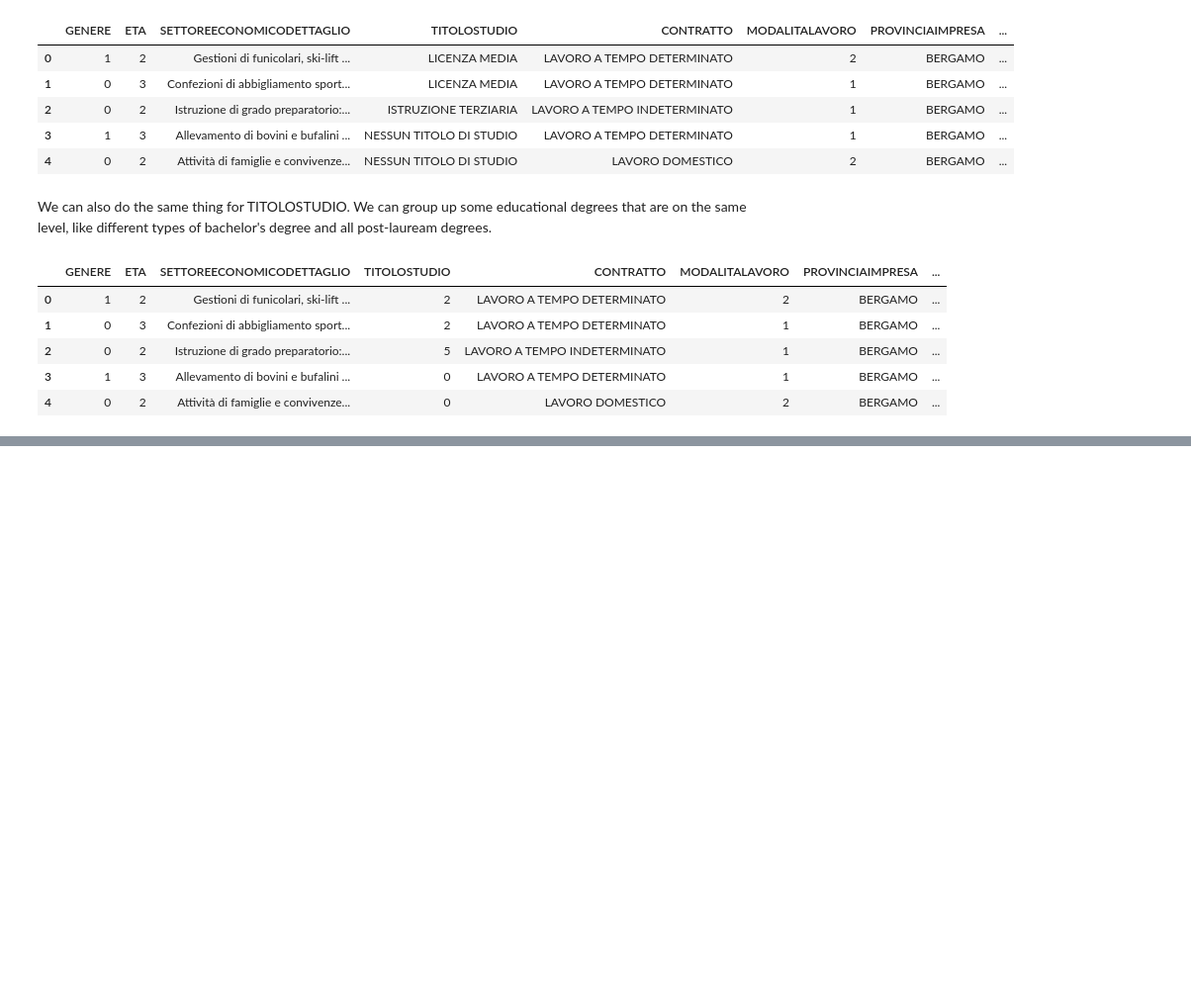
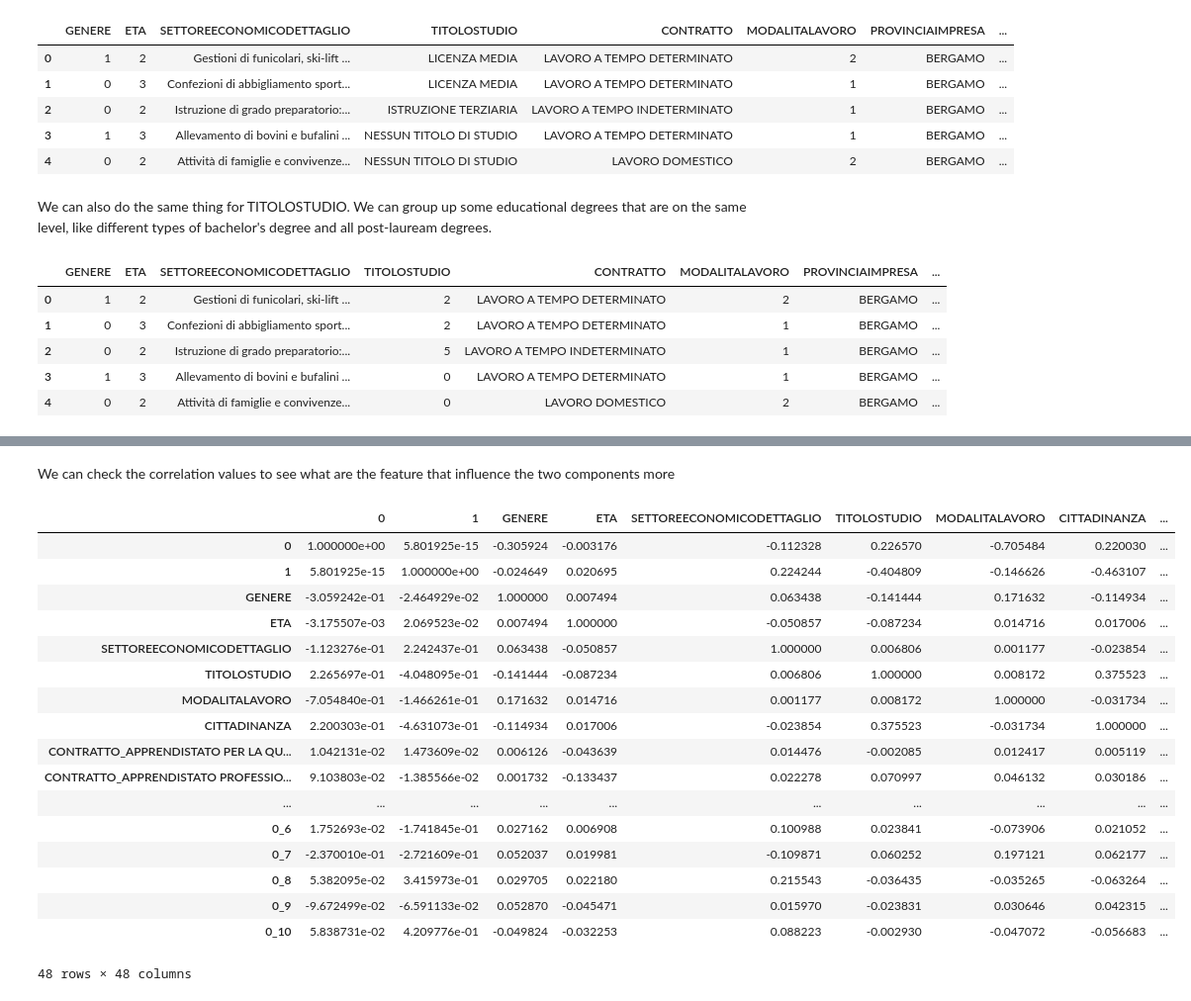
Before and after one commit to BruhZul/DataScienceLaboratory, a Jupyter notebook: Final/Transformation.ipynb, the cells around one changed output, grey strips where cells are left out. Shown at 99% size. Cells and saved outputs as stored; diff of their text form; code cells hidden in the pictures; blank space fills up the shorter version.

```diff
--- a/Final/Transformation.ipynb
+++ b/Final/Transformation.ipynb
@@ -914,0 +1236,9 @@ contract_1819.head()
+# %%
+ttt = []
+for i in range(0,46):
+    k = contract_1819[contract_1819.columns[i]].unique().tolist()
+    if len(k)==1:
+        ttt.append(i)
+
+contract_1819 = contract_1819.drop(contract_1819.columns[ttt], axis=1)
+contract_1819
@@ -914,0 +1261,12 @@ contract_1819.head()
+# %%
+def scaleFeaturesDF(df, verbose=False):
+    scaled = preprocessing.StandardScaler(with_mean = False).fit_transform(df)
+    scaled = pd.DataFrame(scaled, columns=df.columns)
+    if verbose:
+        print("New Variances:\n", scaled.var())
+        print("New Describe:\n", scaled.describe())
+
+    return scaled
+# %%
+contract_1819 = scaleFeaturesDF(contract_1819)
+contract_1819
@@ -914,0 +1289,6 @@ contract_1819.head()
+# %%
+pca = PCA(copy=True, n_components=2, svd_solver='full', whiten=False)
+T = pca.fit_transform(contract_1819)
+#T = pca.transform(contract_1819)
+contract_1819_reduced = pd.DataFrame(T)
+contract_1819_reduced
@@ -914,0 +1309,2 @@ contract_1819.head()
+# %% [markdown]
+We can check the correlation values to see what are the feature that influence the two components more
@@ -914,0 +1320,23 @@ contract_1819.head()
+# %%
+df_corr = pd.concat([contract_1819_reduced, contract_1819], axis = 1)
+df_corr = df_corr.corr()
+df_corr
+# %% [output]
+|  | 0 | 1 | GENERE | ETA | SETTOREECONOMICODETTAGLIO | TITOLOSTUDIO | MODALITALAVORO | CITTADINANZA | ... |
+| 0 | 1.000000e+00 | 5.801925e-15 | -0.305924 | -0.003176 | -0.112328 | 0.226570 | -0.705484 | 0.220030 | ... |
+| 1 | 5.801925e-15 | 1.000000e+00 | -0.024649 | 0.020695 | 0.224244 | -0.404809 | -0.146626 | -0.463107 | ... |
+| GENERE | -3.059242e-01 | -2.464929e-02 | 1.000000 | 0.007494 | 0.063438 | -0.141444 | 0.171632 | -0.114934 | ... |
+| ETA | -3.175507e-03 | 2.069523e-02 | 0.007494 | 1.000000 | -0.050857 | -0.087234 | 0.014716 | 0.017006 | ... |
+| SETTOREECONOMICODETTAGLIO | -1.123276e-01 | 2.242437e-01 | 0.063438 | -0.050857 | 1.000000 | 0.006806 | 0.001177 | -0.023854 | ... |
+| TITOLOSTUDIO | 2.265697e-01 | -4.048095e-01 | -0.141444 | -0.087234 | 0.006806 | 1.000000 | 0.008172 | 0.375523 | ... |
+| MODALITALAVORO | -7.054840e-01 | -1.466261e-01 | 0.171632 | 0.014716 | 0.001177 | 0.008172 | 1.000000 | -0.031734 | ... |
+| CITTADINANZA | 2.200303e-01 | -4.631073e-01 | -0.114934 | 0.017006 | -0.023854 | 0.375523 | -0.031734 | 1.000000 | ... |
+| CONTRATTO_APPRENDISTATO PER LA QU... | 1.042131e-02 | 1.473609e-02 | 0.006126 | -0.043639 | 0.014476 | -0.002085 | 0.012417 | 0.005119 | ... |
+| CONTRATTO_APPRENDISTATO PROFESSIO... | 9.103803e-02 | -1.385566e-02 | 0.001732 | -0.133437 | 0.022278 | 0.070997 | 0.046132 | 0.030186 | ... |
+| ... | ... | ... | ... | ... | ... | ... | ... | ... | ... |
+| 0_6 | 1.752693e-02 | -1.741845e-01 | 0.027162 | 0.006908 | 0.100988 | 0.023841 | -0.073906 | 0.021052 | ... |
+| 0_7 | -2.370010e-01 | -2.721609e-01 | 0.052037 | 0.019981 | -0.109871 | 0.060252 | 0.197121 | 0.062177 | ... |
+| 0_8 | 5.382095e-02 | 3.415973e-01 | 0.029705 | 0.022180 | 0.215543 | -0.036435 | -0.035265 | -0.063264 | ... |
+| 0_9 | -9.672499e-02 | -6.591133e-02 | 0.052870 | -0.045471 | 0.015970 | -0.023831 | 0.030646 | 0.042315 | ... |
+| 0_10 | 5.838731e-02 | 4.209776e-01 | -0.049824 | -0.032253 | 0.088223 | -0.002930 | -0.047072 | -0.056683 | ... |
+48 rows × 48 columns
```
Also changed, not shown: parts of 59 cells of this notebook, 3 other files.
